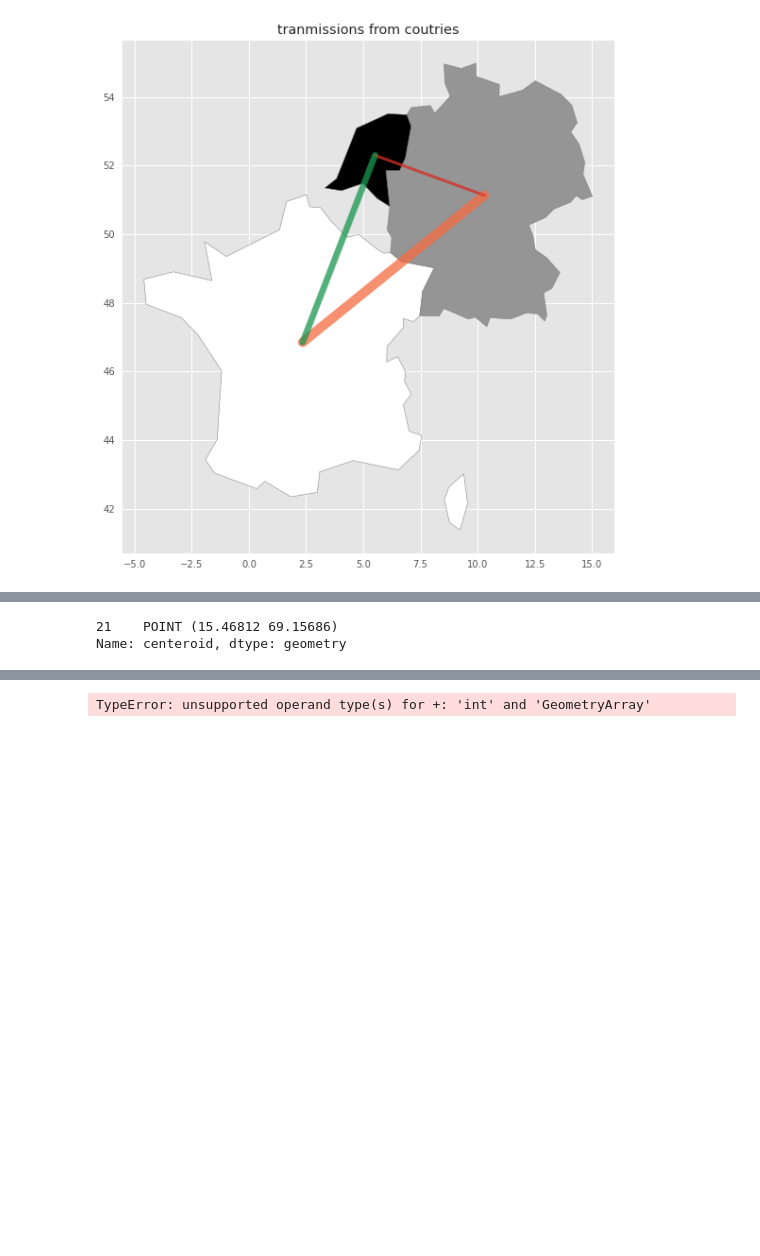
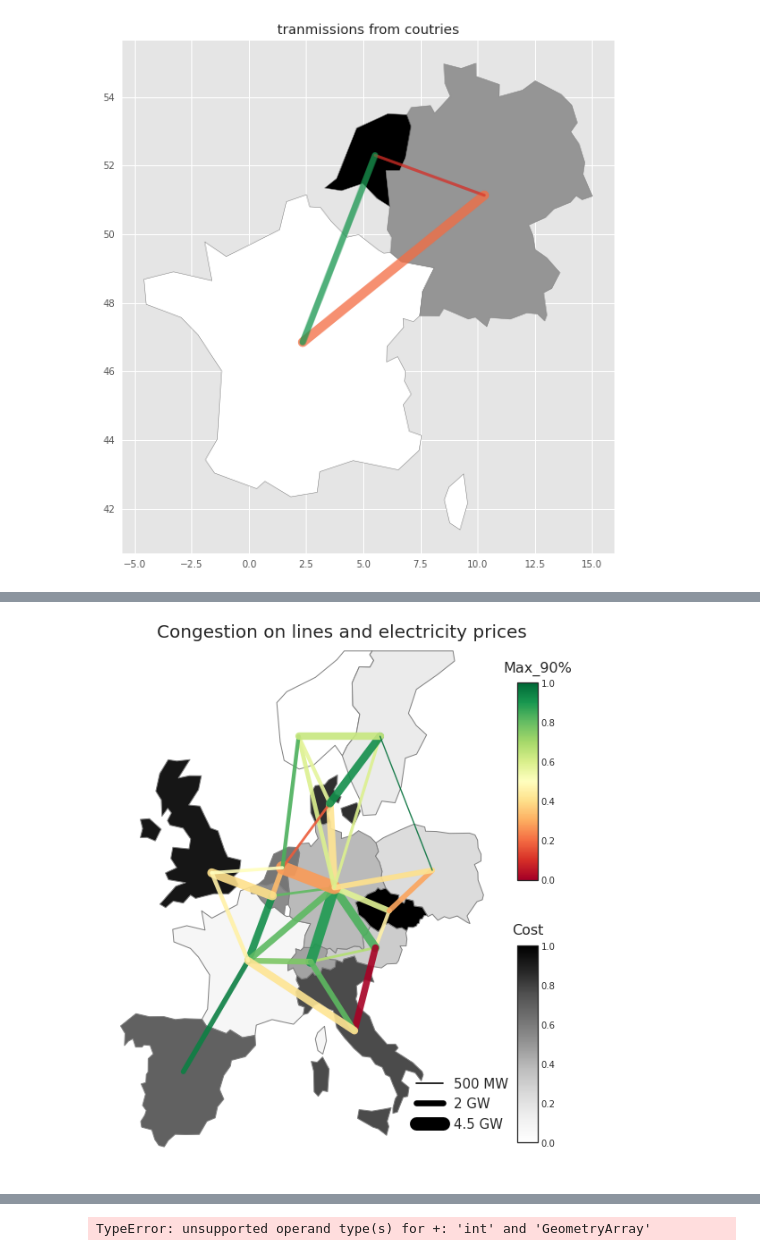
Before and after one commit to yash-virani/Term-Paper, a Jupyter notebook: Python_helper.ipynb, the cells around one changed output, grey strips where cells are left out. Drawn from its saved outputs; the diff is of its cells as text; code cells hidden in the pictures; blank space fills up the shorter version.

```diff
--- a/Python_helper.ipynb
+++ b/Python_helper.ipynb
@@ -120,8 +128,43 @@ with plt.style.context(("seaborn", "ggplot")):
-# %%
-gdf.loc[gdf['name'] == 'Norway', 'centeroid']
-# %% [output]
-21    POINT (15.46812 69.15686)
-Name: centeroid, dtype: geometry
+# %%
+# plotting
+polygon = Polygon([(-25,35), (40,35), (40,65),(-25,65)])
+poly_gdf = gpd.GeoDataFrame([1], geometry=[polygon], crs=world.crs)
+scale_factor = 300
+gdf = gpd.clip(gdf, polygon)
+with plt.style.context(("seaborn-white")):
+    ## Plot countries
+    gdf.plot('value', figsize=(8,17), edgecolor="grey")
+
+    ## Loop throughthe NTC data
+    # for from_coordinates, to_coordinates, ntc in zip(ntcs['from_coordinates'], ntcs['to_coordinates'], ntcs['ntc']):
+    for n in range(len(new_df)):
+        plt.plot([new_df.loc[n,'from_coordinates'].x , new_df.loc[n,'to_coordinates'].x]
+                , [new_df.loc[n,'from_coordinates'].y, new_df.loc[n,'to_coordinates'].y],
+                linewidth= new_df.loc[n,'ntc_max']/scale_factor, color= cm.RdYlGn(new_df.loc[n,'100%_utlis_oneWay_max']), alpha=0.9 )
+    plt.title("Congestion on lines and electricity prices", fontsize=20, y=0.97, x=0.6)
+
+    plt.box(False)
+    plt.tick_params(left = False, right = False , labelleft = False ,
+                    labelbottom = False, bottom = False)
+
+    cax1 = plt.axes([0.93, 0.52, 0.04, 0.18])
+    cax2 = plt.axes([0.93, 0.28, 0.04, 0.18])
+
+    clb1 = plt.colorbar(cm.ScalarMappable(norm=None, cmap="RdYlGn"), cax=cax1)
+    clb1.ax.set_title('Max_90%',fontsize=16, y=1.03, x=1)
+    clb2 = plt.colorbar(cm.ScalarMappable(norm=None, cmap=None), cax=cax2)
+    clb2.ax.set_title('Cost',fontsize=16, y=1.03)
+
+    line1, = plt.plot(0, 1, linewidth=(500/scale_factor), color='black')
+    line2, = plt.plot(0, 1, linewidth=(2000/scale_factor), color='black')
+    line3, = plt.plot(0, 1, linewidth=(4500/scale_factor), color='black')
+    plt.legend([line1, line2, line3],
+                ['500 MW', '2 GW', '4.5 GW'],
+                loc='lower right', bbox_to_anchor=(0.01, 0, 0.15, 0.1),
+                prop={'size': 15}
+                )
+# %% [output]
+[figure, added]
 # %%
 temp = ntc_df.copy()
 # temp.drop('from_coordinates', axis=1, inplace=True)
```
Also changed, not shown: parts of 5 cells of this notebook.
